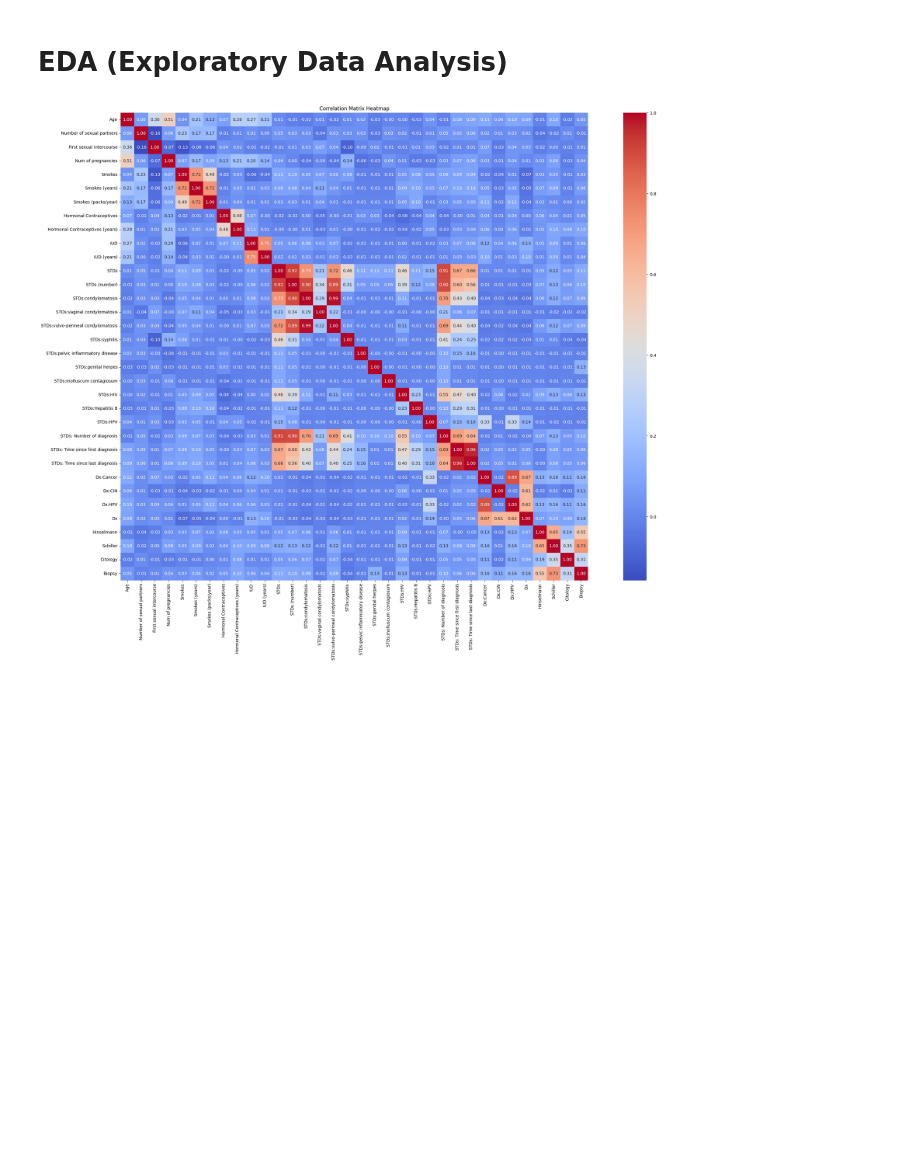
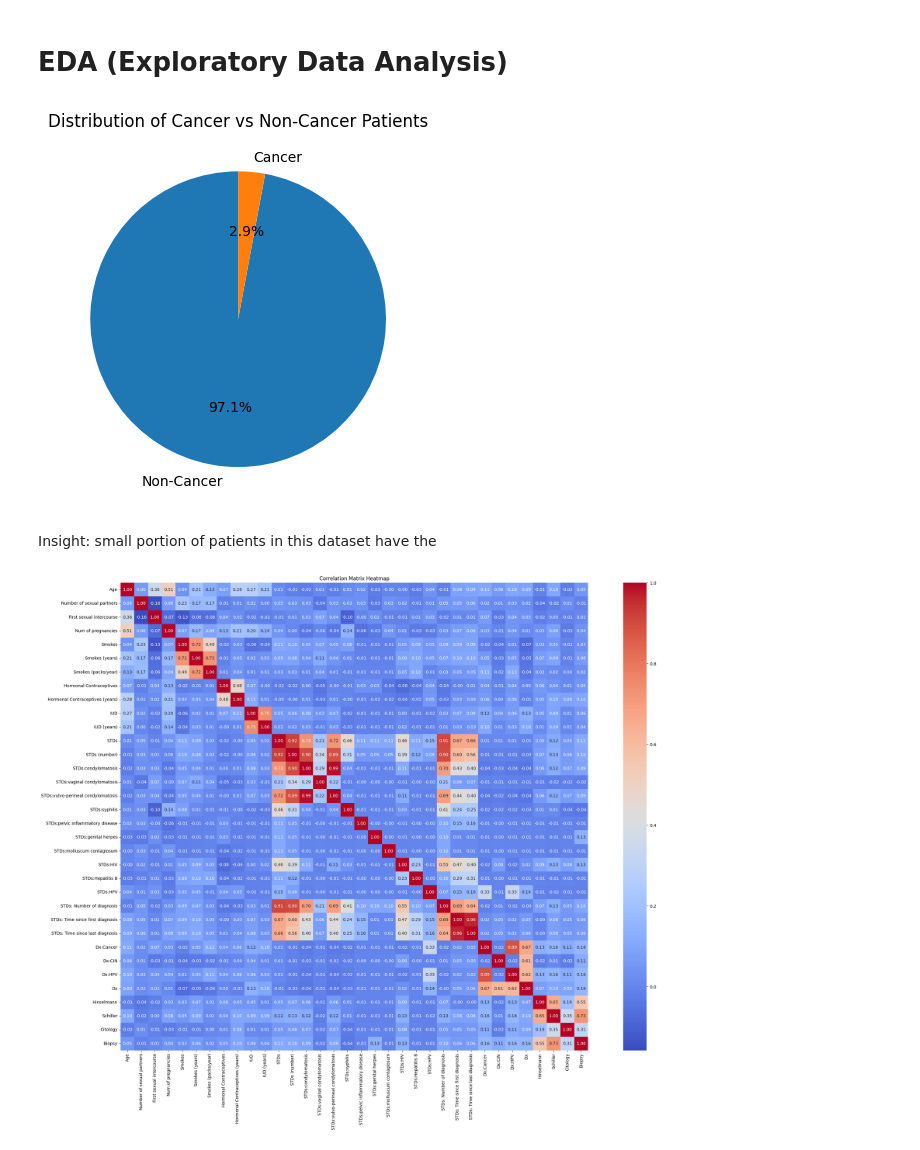
Before and after one commit to chelyn2008/Cervical-Cancer-bioh8ckers, a Jupyter notebook: data_prep_visualisation.ipynb, the cells around one changed output. Drawn from its saved outputs; the diff is of its cells as text; code cells hidden in the pictures; blank space fills up the shorter version.

```diff
--- a/data_prep_visualisation.ipynb
+++ b/data_prep_visualisation.ipynb
@@ -171,6 +171,24 @@ Columns with only 0: ['STDs:cervical condylomatosis', 'STDs:AIDS']
 from the unique values above, we can see that columns `STDs:condylomatosis` and `STDs:AIDS` only have the unique value of `0`. Thus their correlation cannot be plotted in the heatmap as shown below
 # %% [markdown]
 # EDA (Exploratory Data Analysis)
+# %%
+# cancer to non-cancer patient ration
+counts = cc_data['Dx'].value_counts()
+
+# Plot pie chart
+plt.pie(
+    counts,
+    labels=["Non-Cancer", "Cancer"],   # adjust order if needed
+    autopct="%1.1f%%",
+    startangle=90
+)
+
+plt.title("Distribution of Cancer vs Non-Cancer Patients")
+plt.show()
+# %% [output]
+[figure, added]
+# %% [markdown]
+Insight: small portion of patients in this dataset have the
 # %%
 # plotting correlation matrix (determining the weight of each factor)
 
```
Also changed, not shown: parts of 7 cells of this notebook, 1 other file.
